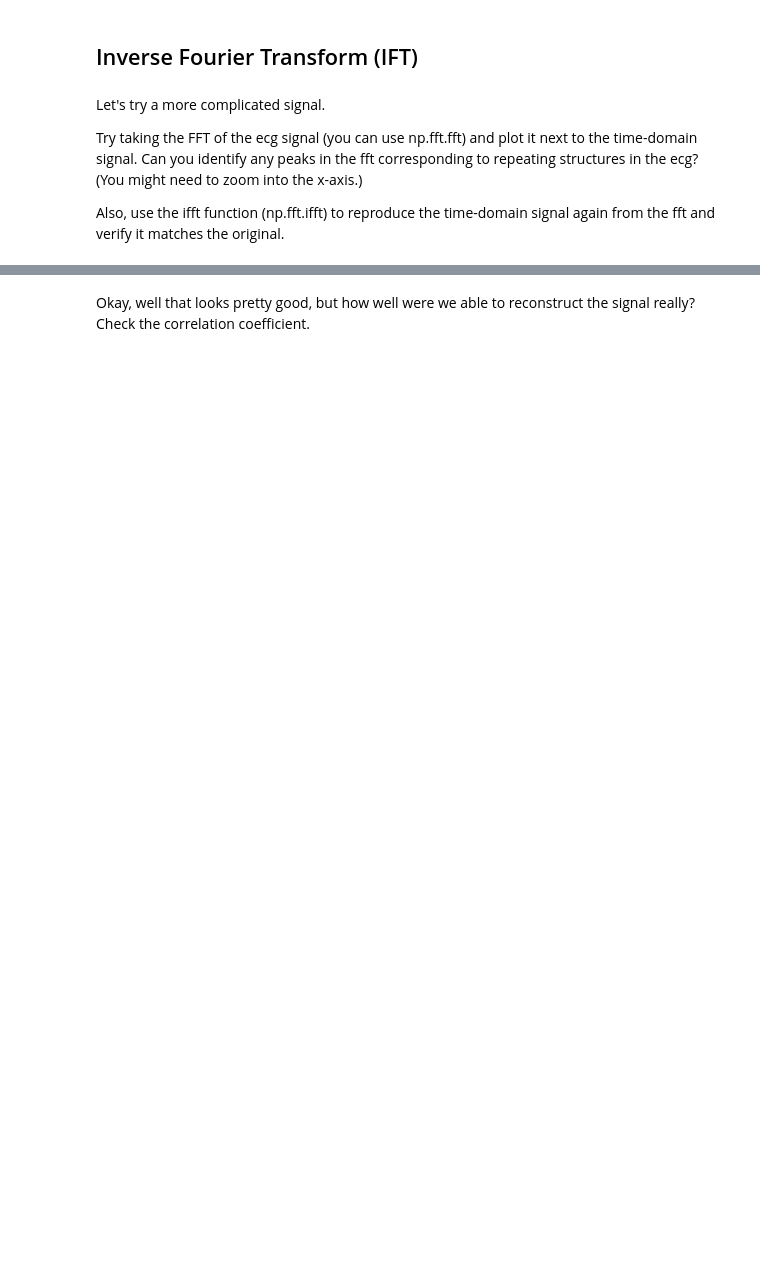
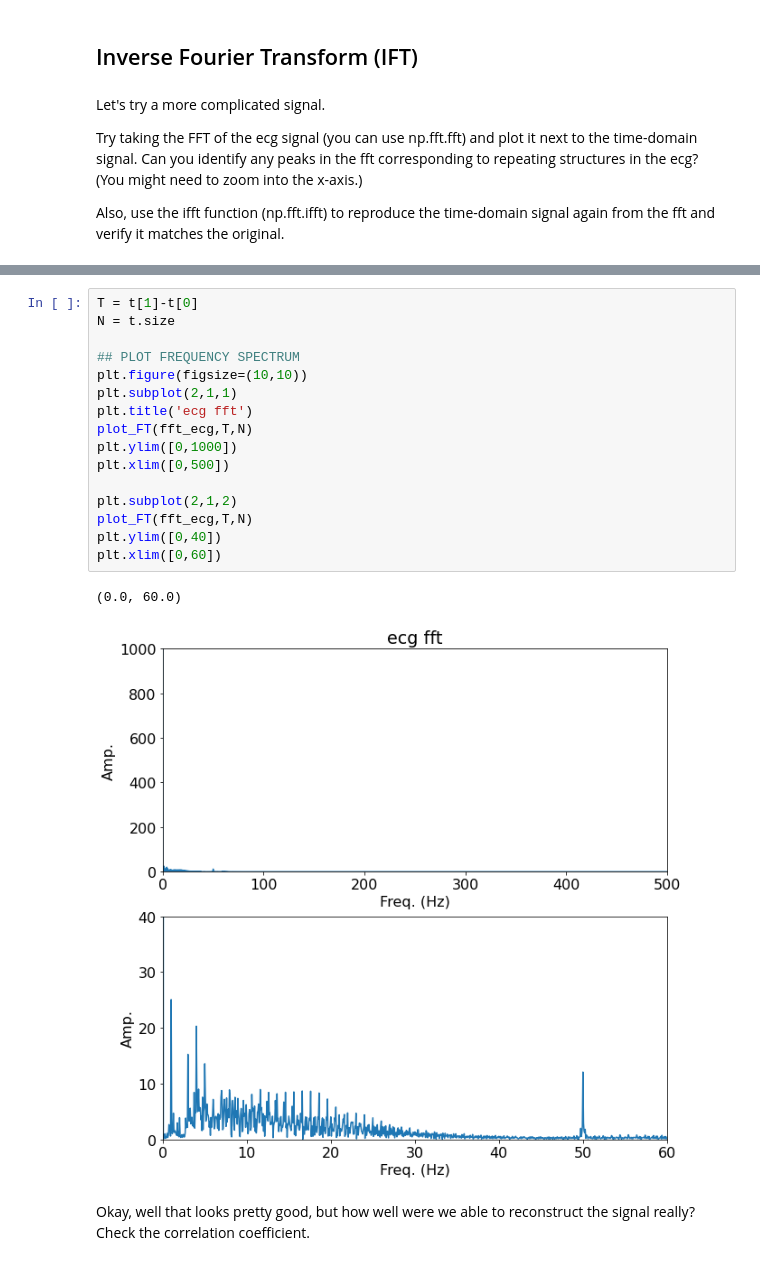
Before and after one commit to krafty-karen/Week2_Public, a Jupyter notebook: Notebooks/03_FourierTransforms/FourierTransforms_Exercises.ipynb, the cells around one changed output, grey strips where cells are left out. Drawn from its saved outputs; the diff is of its cells as text; blank space fills up the shorter version.

```diff
--- a/Notebooks/03_FourierTransforms/FourierTransforms_Exercises.ipynb
+++ b/Notebooks/03_FourierTransforms/FourierTransforms_Exercises.ipynb
@@ -128,3 +190,22 @@ N = t.size
+# %%
+T = t[1]-t[0]
+N = t.size
+
+## PLOT FREQUENCY SPECTRUM
+plt.figure(figsize=(10,10))
+plt.subplot(2,1,1)
+plt.title('ecg fft')
+plot_FT(fft_ecg,T,N)
+plt.ylim([0,1000])
+plt.xlim([0,500])
+
+plt.subplot(2,1,2)
+plot_FT(fft_ecg,T,N)
+plt.ylim([0,40])
+plt.xlim([0,60])
+# %% [output]
+(0.0, 60.0)
+[figure, added]
 # %% [markdown]
 Okay, well that looks pretty good, but how well were we able to reconstruct the signal really? Check the correlation coefficient.
 # %%
```
Also changed, not shown: parts of 11 cells of this notebook.
